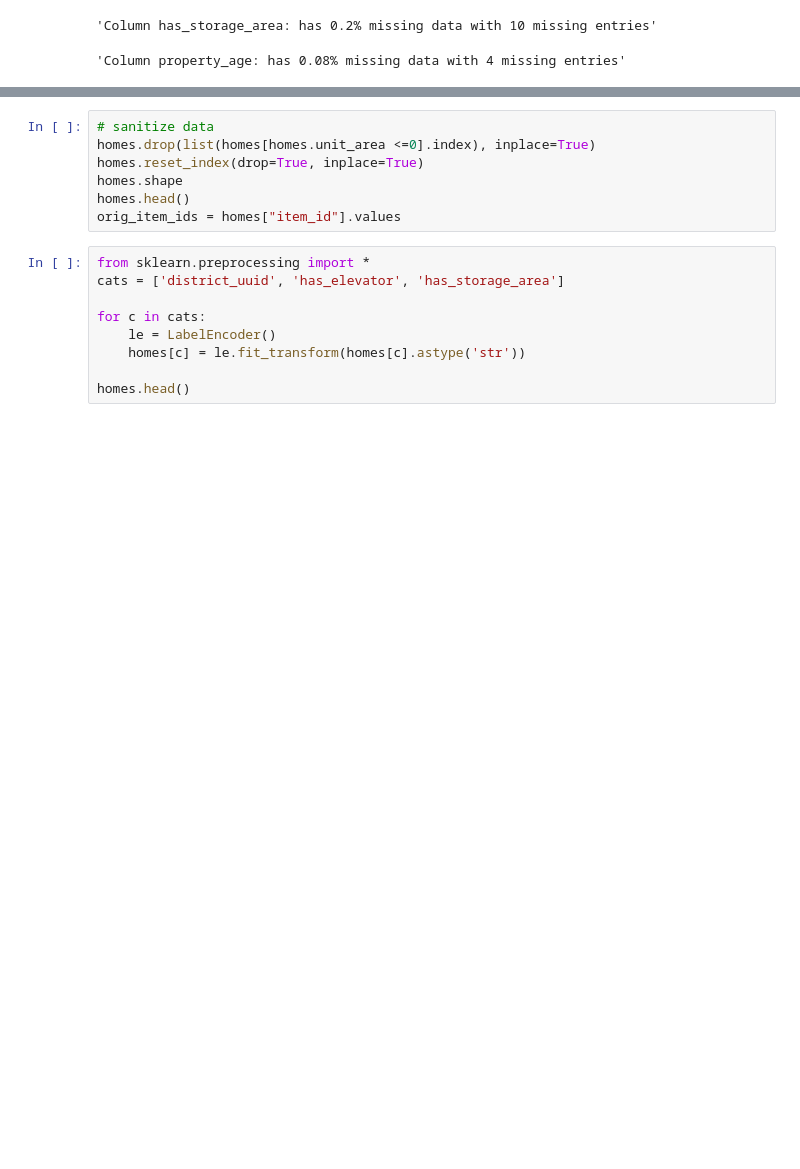
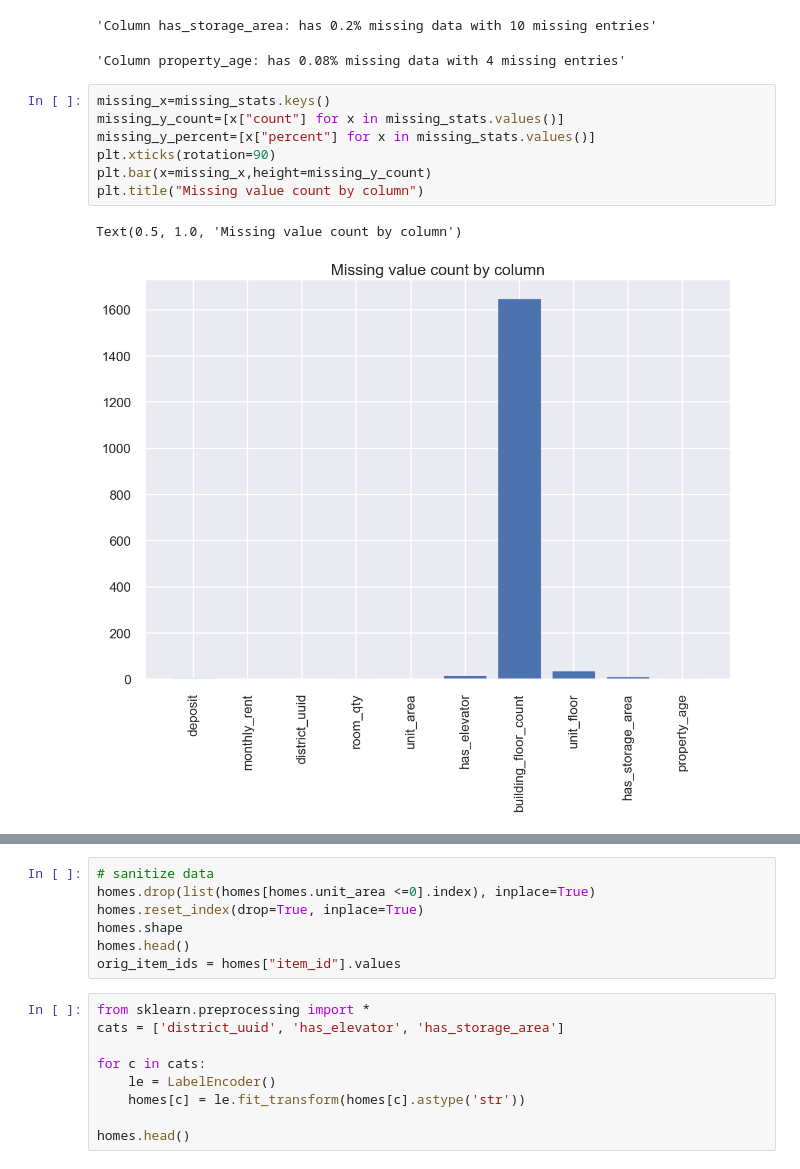
Before and after one commit to hunghuy201280/real-estate-recommendation, a Jupyter notebook: models/code.ipynb, the cells around one changed output, grey strips where cells are left out. Cells and saved outputs as stored; diff of their text form; blank space fills up the shorter version.

```diff
--- a/models/code.ipynb
+++ b/models/code.ipynb
@@ -118,3 +127,13 @@ for col in homes.columns:
 'Column unit_floor: has 0.75% missing data with 37 missing entries'
 'Column has_storage_area: has 0.2% missing data with 10 missing entries'
 'Column property_age: has 0.08% missing data with 4 missing entries'
+# %%
+missing_x=missing_stats.keys()
+missing_y_count=[x["count"] for x in missing_stats.values()]
+missing_y_percent=[x["percent"] for x in missing_stats.values()]
+plt.xticks(rotation=90)
+plt.bar(x=missing_x,height=missing_y_count)
+plt.title("Missing value count by column")
+# %% [output]
+Text(0.5, 1.0, 'Missing value count by column')
+[figure, added]
```
Also changed, not shown: parts of 40 cells of this notebook.
